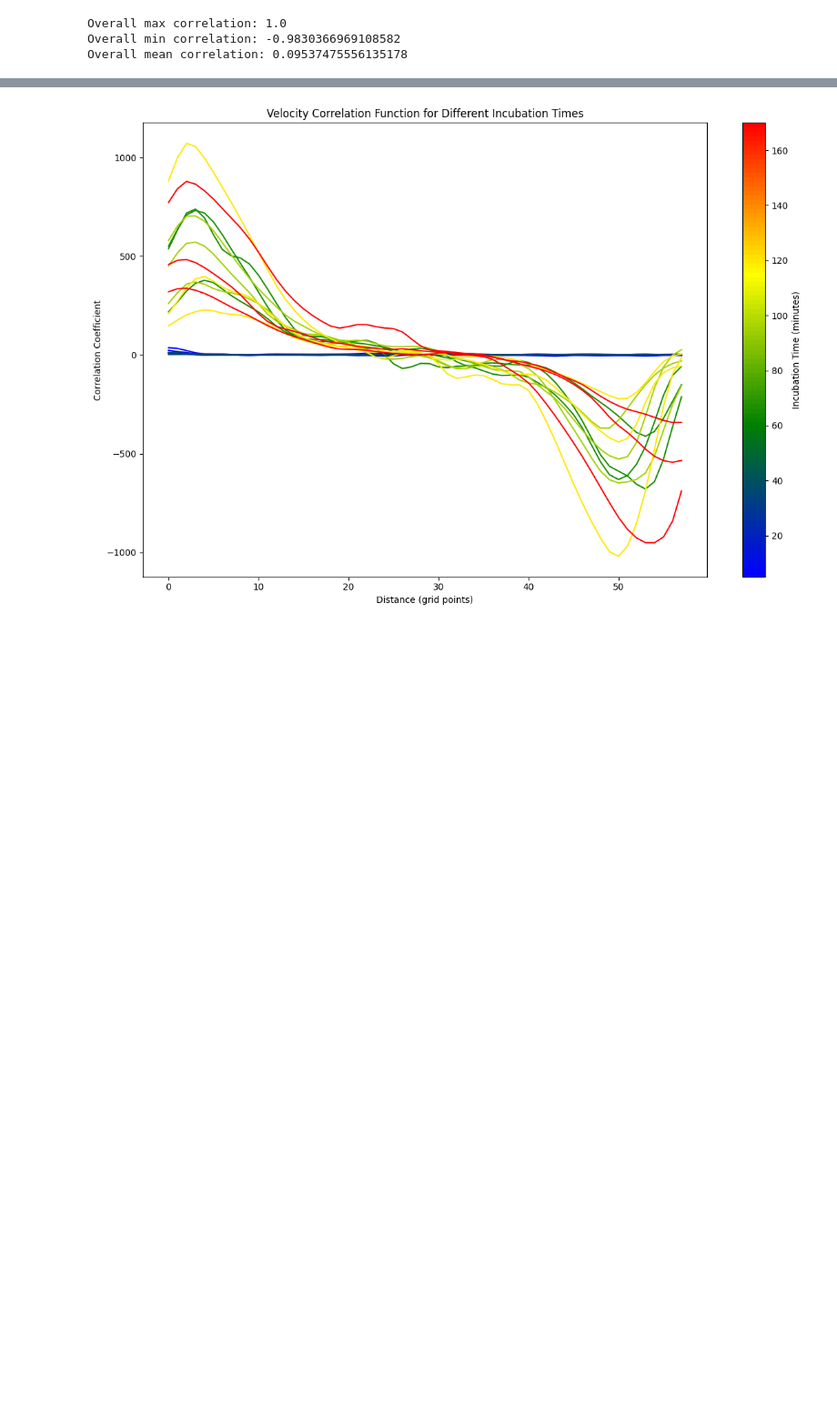
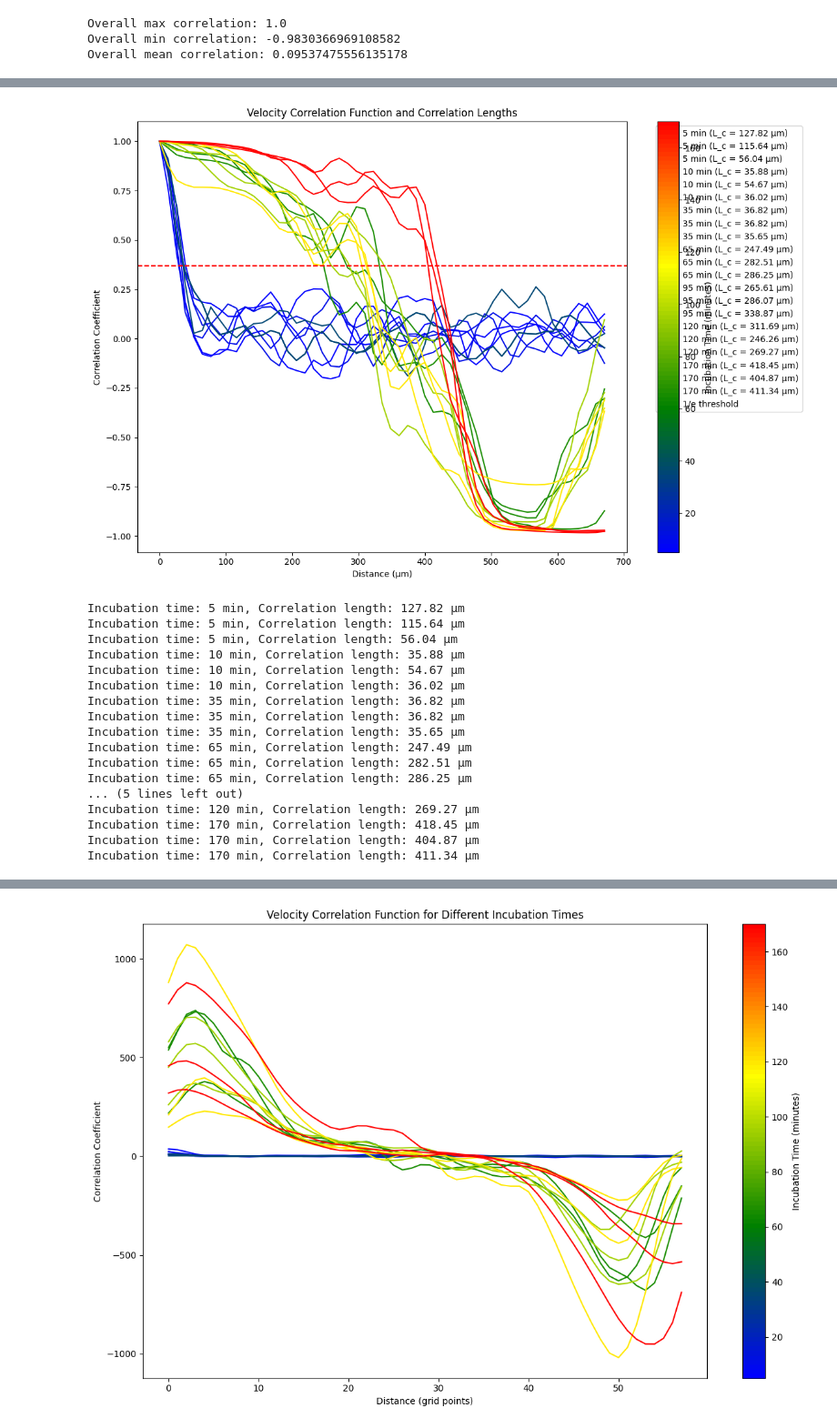
Before and after one commit to shichenliu97/active-matters-programmed-phase-transition, a Jupyter notebook: analysis/autocorrelation.ipynb, the cells around one changed output, grey strips where cells are left out. Shown at 91% size. Saved outputs shown, nothing was run; the diff lists cells and outputs as text; code cells hidden in the pictures; blank space fills up the shorter version.

```diff
--- a/analysis/autocorrelation.ipynb
+++ b/analysis/autocorrelation.ipynb
@@ -233,0 +217,77 @@ print(df_results)
+# %%
+import numpy as np
+from scipy.interpolate import interp1d
+
+def calculate_correlation_length(distances, correlation, threshold=1/np.e):
+    # Create an interpolation function
+    f = interp1d(correlation, distances, bounds_error=False, fill_value="extrapolate")
+
+    # Find the correlation length
+    correlation_length = f(threshold)
+
+    return correlation_length
+
+# After your existing code, add:
+
+plt.figure(figsize=(12, 8))
+
+correlation_lengths = []
+
+for time, correlation in zip(incubation_times, all_correlations):
+    distances = np.arange(len(correlation)) * 0.43 * 30  # µm
+
+    # Calculate correlation length
+    corr_length = calculate_correlation_length(distances, correlation)
+    correlation_lengths.append(corr_length)
+
+    # Plot the correlation
+    plt.plot(distances, correlation,
+             color=cmap((time - min(incubation_times)) / (max(incubation_times) - min(incubation_times))),
+             label=f'{time} min (L_c = {corr_length:.2f} µm)')
+
+plt.xlabel('Distance (µm)')
+plt.ylabel('Correlation Coefficient')
+plt.title('Velocity Correlation Function and Correlation Lengths')
+plt.axhline(y=1/np.e, color='r', linestyle='--', label='1/e threshold')
+
+# Create a colorbar
+sm = plt.cm.ScalarMappable(cmap=cmap, norm=plt.Normalize(vmin=min(incubation_times), vmax=max(incubation_times)))
+sm.set_array([])
+cbar = plt.colorbar(sm)
+cbar.set_label('Incubation Time (minutes)')
+
+plt.legend(bbox_to_anchor=(1.05, 1), loc='upper left')
+plt.tight_layout()
+plt.show()
+
+# Print correlation lengths
+for time, length in zip(incubation_times, correlation_lengths):
+    print(f"Incubation time: {time} min, Correlation length: {length:.2f} µm")
+
+# Plot correlation length vs incubation time
+plt.figure(figsize=(10, 6))
+plt.plot(incubation_times, correlation_lengths, 'o-')
+plt.xlabel('Incubation Time (minutes)')
+plt.ylabel('Correlation Length (µm)')
+plt.title('Correlation Length vs Incubation Time')
+plt.grid(True)
+plt.show()
+# %% [output]
+[figure, added]
+Incubation time: 5 min, Correlation length: 127.82 µm
+Incubation time: 5 min, Correlation length: 115.64 µm
+Incubation time: 5 min, Correlation length: 56.04 µm
+Incubation time: 10 min, Correlation length: 35.88 µm
+Incubation time: 10 min, Correlation length: 54.67 µm
+Incubation time: 10 min, Correlation length: 36.02 µm
+Incubation time: 35 min, Correlation length: 36.82 µm
+Incubation time: 35 min, Correlation length: 36.82 µm
+Incubation time: 35 min, Correlation length: 35.65 µm
+Incubation time: 65 min, Correlation length: 247.49 µm
+Incubation time: 65 min, Correlation length: 282.51 µm
+Incubation time: 65 min, Correlation length: 286.25 µm
+... (5 lines left out)
+Incubation time: 120 min, Correlation length: 269.27 µm
+Incubation time: 170 min, Correlation length: 418.45 µm
+Incubation time: 170 min, Correlation length: 404.87 µm
+Incubation time: 170 min, Correlation length: 411.34 µm
```
Also changed, not shown: parts of 10 cells of this notebook.
